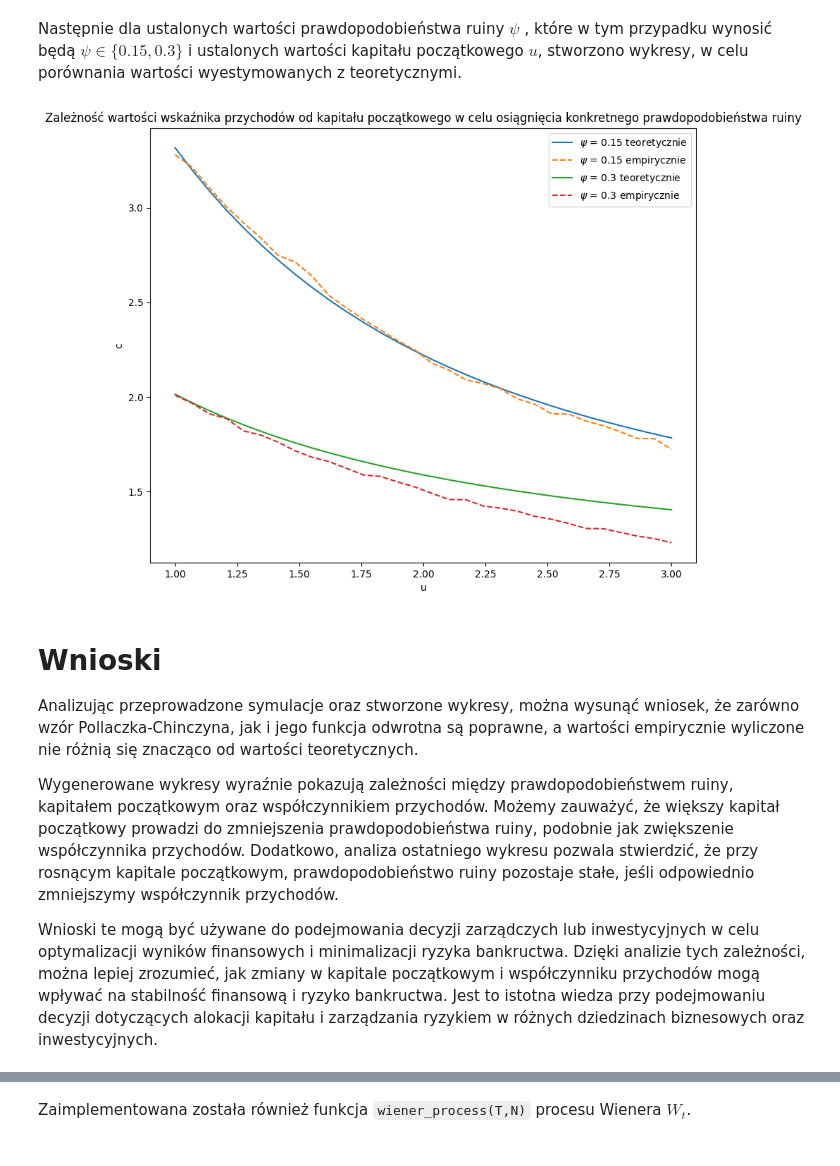
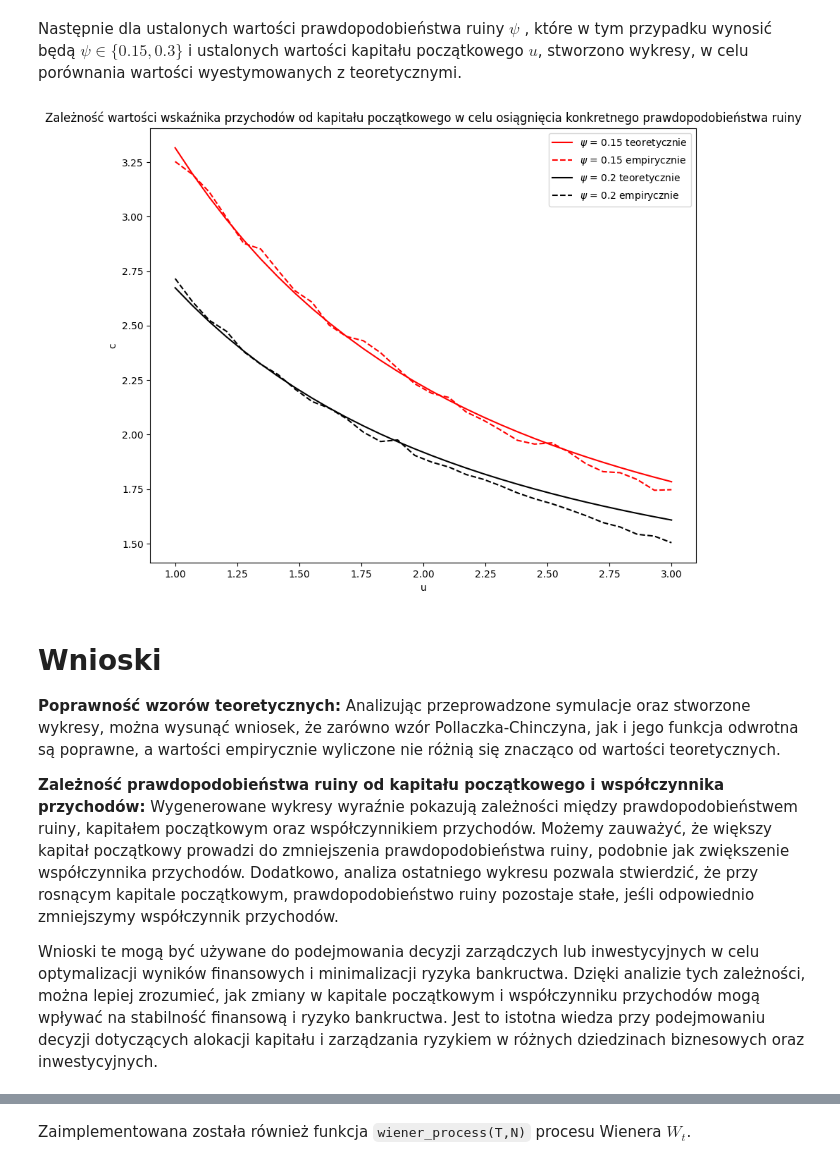
Before and after one commit to mathieuboro/symulacje, a Jupyter notebook: Raport_Sym.ipynb, the cells around one changed output, grey strips where cells are left out. Drawn from its saved outputs; the diff is of its cells as text; code cells hidden in the pictures.

```diff
--- a/Raport_Sym.ipynb
+++ b/Raport_Sym.ipynb
@@ -1226,6 +1239,7 @@ def probability(u,c):
 # %% [markdown]
 Jako pierwsze zostaną obliczone prawdopodobieństwa ruiny dla stałych wartościach wskaźnika przyrostu i zmiennych kapitałach początkowych. Do zobrazowania wyników przyjęto $c \in \{2,5,10\} $ oraz 100 wartości u z przedziału [1,20].
 # %%
+colors = ['blue', 'red', 'black']
 income = [2, 5, 10]
 initial_capital = np.linspace(1,10,100)
 
@@ -1238,8 +1252,8 @@ for c in income:
         probabilities.append(p)
         pc = pollaczek_chinczyn(u,c)
         teo_prob.append(pc)
-    plt.plot(initial_capital,probabilities,label = f'c = {c} empirycznie',linestyle='--')
-    plt.plot(initial_capital,teo_prob,label = f'c = {c} teoretycznie')
+    plt.plot(initial_capital,teo_prob,label = f'c = {c} teoretycznie' ,color = colors[income.index(c)])
+    plt.plot(initial_capital,probabilities,label = f'c = {c} empirycznie',linestyle='--',color = colors[income.index(c)])
 plt.legend()
 plt.title("Zależność prawdopodobieństwa ruiny od kapitału początkowego przy ustalonych wartościach wskaźnika przyrostu")
 plt.xlabel("u")
@@ -1250,6 +1264,7 @@ plt.show()
 # %% [markdown]
 Następnie sprawdzono zachowanie prawdopodobieństwa dla stałych kapitałów początkowych, czyli w naszym przypadku $ u \in \{2,5,10\} $ oraz zmiennych wartości wskaźnika przychodów u, którymi będzie 100 liczb z przedziału [2,20].
 # %%
+colors = ['blue', 'red', 'black']
 initial_capital = [2, 5, 10]
 income = np.linspace(2,10,100)
 
@@ -1262,8 +1277,8 @@ for u in initial_capital:
         probabilities.append(p)
         pc = pollaczek_chinczyn(u,c)
         teo_prob.append(pc)
-    plt.plot(income,probabilities,label = f'u = {u} empirycznie',linestyle='--')
-    plt.plot(income,teo_prob,label = f'u = {u} teoretycznie')
+    plt.plot(income,probabilities,label = f'u = {u} empirycznie',linestyle='--', color = colors[initial_capital.index(u)])
+    plt.plot(income,teo_prob,label = f'u = {u} teoretycznie', color = colors[initial_capital.index(u)])
 plt.legend()
 plt.title("Zależność prawdopodobieństwa ruiny od wskaźnika przychodów przy ustalonych wartościach kapitału początkowego")
 plt.xlabel("c")
@@ -1301,32 +1316,33 @@ def estimate_c(u,psi):
 # %% [markdown]
 Następnie dla ustalonych wartości prawdopodobieństwa ruiny $\psi$ , które w tym przypadku wynosić będą $\psi \in \{0.15 , 0.3 \} $ i ustalonych wartości kapitału początkowego $u$, stworzono wykresy, w celu porównania wartości wyestymowanych z teoretycznymi.
 # %%
-probabilities = [0.15,0.3]
+colors = ['red', 'black']
+probabilities = [0.15,0.2]
 initial_capital = np.linspace(1,3,30)
 
 plt.figure(figsize=(10,8))
 for psi in probabilities:
     teo = []
     estimated = []
     for u in initial_capital:
         inv = inv_pol_chin(u,psi)
         teo.append(inv)
         est = estimate_c(u,psi)
         estimated.append(est)
-    plt.plot(initial_capital, teo, label = f'$\psi$ = {psi} teoretycznie' )
-    plt.plot(initial_capital, estimated,label = f'$\psi$ = {psi} empirycznie',linestyle='--')
+    plt.plot(initial_capital, teo, label = f'$\psi$ = {psi} teoretycznie', color = colors[probabilities.index(psi)] )
+    plt.plot(initial_capital, estimated,label = f'$\psi$ = {psi} empirycznie',linestyle='--', color = colors[probabilities.index(psi)])
 plt.legend()
 plt.title("Zależność wartości wskaźnika przychodów od kapitału początkowego w celu osiągnięcia konkretnego prawdopodobieństwa ruiny")
 plt.xlabel("u")
 plt.ylabel("c")
 plt.show()
 # %% [output]
-[figure, old version]
+[figure, new version]
 # %% [markdown]
 # Wnioski
-Analizując przeprowadzone symulacje oraz stworzone wykresy, można wysunąć wniosek, że zarówno wzór Pollaczka-Chinczyna, jak i jego funkcja odwrotna są poprawne, a wartości empirycznie wyliczone nie różnią się znacząco od wartości teoretycznych.
+**Poprawność wzorów teoretycznych:** Analizując przeprowadzone symulacje oraz stworzone wykresy, można wysunąć wniosek, że zarówno wzór Pollaczka-Chinczyna, jak i jego funkcja odwrotna są poprawne, a wartości empirycznie wyliczone nie różnią się znacząco od wartości teoretycznych.
 
-Wygenerowane wykresy wyraźnie pokazują zależności między prawdopodobieństwem ruiny, kapitałem początkowym oraz współczynnikiem przychodów. Możemy zauważyć, że większy kapitał początkowy prowadzi do zmniejszenia prawdopodobieństwa ruiny, podobnie jak zwiększenie współczynnika przychodów. Dodatkowo, analiza ostatniego wykresu pozwala stwierdzić, że przy rosnącym kapitale początkowym, prawdopodobieństwo ruiny pozostaje stałe, jeśli odpowiednio zmniejszymy współczynnik przychodów.
+**Zależność prawdopodobieństwa ruiny od kapitału początkowego i współczynnika przychodów:** Wygenerowane wykresy wyraźnie pokazują zależności między prawdopodobieństwem ruiny, kapitałem początkowym oraz współczynnikiem przychodów. Możemy zauważyć, że większy kapitał początkowy prowadzi do zmniejszenia prawdopodobieństwa ruiny, podobnie jak zwiększenie współczynnika przychodów. Dodatkowo, analiza ostatniego wykresu pozwala stwierdzić, że przy rosnącym kapitale początkowym, prawdopodobieństwo ruiny pozostaje stałe, jeśli odpowiednio zmniejszymy współczynnik przychodów.
 
 Wnioski te mogą być używane do podejmowania decyzji zarządczych lub inwestycyjnych w celu optymalizacji wyników finansowych i minimalizacji ryzyka bankructwa. Dzięki analizie tych zależności, można lepiej zrozumieć, jak zmiany w kapitale początkowym i współczynniku przychodów mogą wpływać na stabilność finansową i ryzyko bankructwa. Jest to istotna wiedza przy podejmowaniu decyzji dotyczących alokacji kapitału i zarządzania ryzykiem w różnych dziedzinach biznesowych oraz inwestycyjnych.
 # %% [markdown]
```
Also changed, not shown: parts of 22 cells of this notebook.
